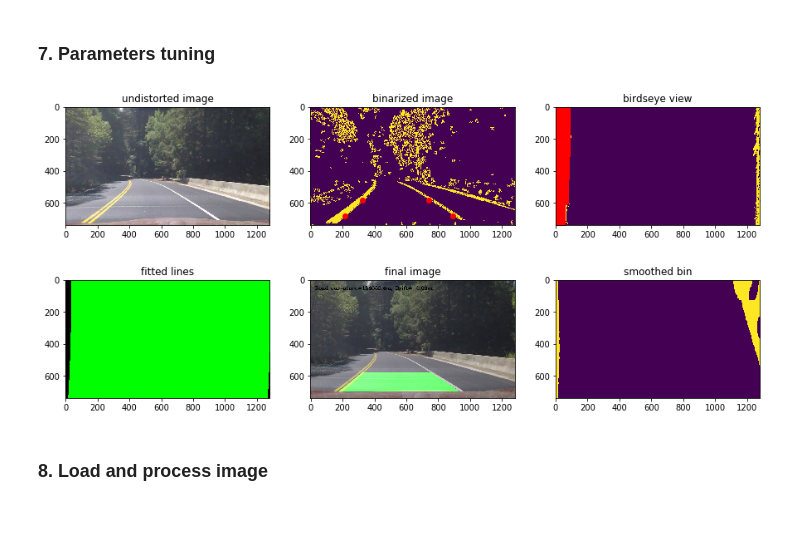
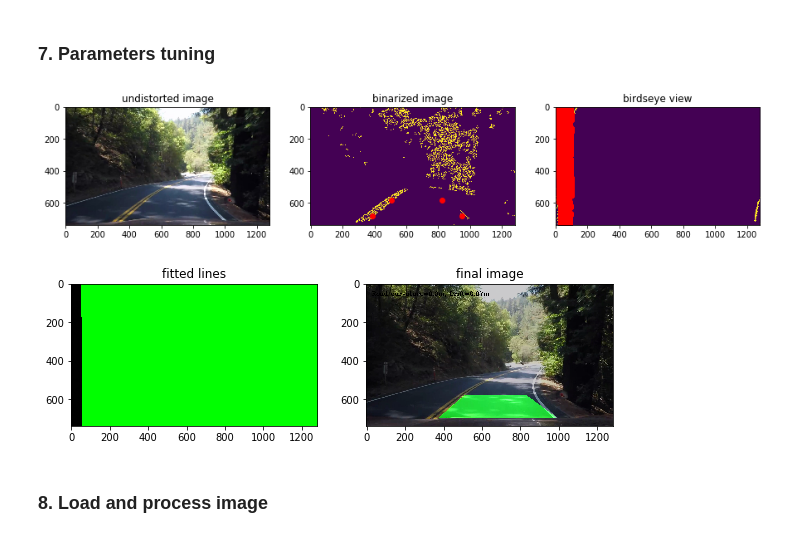
Before and after one commit to mmarouen/CarND-Advanced-Lane-Lines-master, a Jupyter notebook: P2.ipynb, the cells around one changed output. Cells and saved outputs as stored; diff of their text form; code cells hidden in the pictures.

Commit message:
yellow lane detection

```diff
--- a/P2.ipynb
+++ b/P2.ipynb
@@ -535,51 +529,50 @@ plt.imshow(image)
 rcParams['figure.figsize'] = 15,5
 
 tracker=Line()
-imname='test_images/harder_video20.jpg'
+imname='test_images/harder_video19.jpg'
 sthd=(120,150)
-lthd=(190,255) #white
-bthd=(192,255) #yellow
-gthd=(20,200)
+lthd=(170,255) #white
+bthd=(100,255) #yellow
+gthd=(20,100)
 athd=(np.pi/4.5,np.pi/3.5)
 
 image = mpimg.imread(imname)
 undst_im = cv2.undistort(image, mtx, dist, None, mtx)
 cx_image = create_binary(undst_im,lthd,bthd,sthd)
+
 src=get_source_points(cx_image)
-# src=srcpt_hard
 ww,mm,mminv=transform_perspective(cx_image,src,50)
-# skinned_ww=cv2.erode(ww,np.ones((11,11),np.uint8),iterations = 2)
 leftx,lefty,rightx,righty,left_found,right_found=find_lane_lines(ww,5,40,70,40)
 out_i=fit_lane_lines(ww,leftx,lefty,rightx,righty,left_found,right_found,True)
 unw=cv2.warpPerspective(out_i, mminv, (image.shape[1],image.shape[0]))
 rer=weighted_img(np.uint8(unw),image)
 
 plt.subplot(1, 3, 1)
 plt.imshow(undst_im)
 plt.title('undistorted image')
 plt.subplot(1, 3, 2)
 plt.imshow(cx_image)
 plt.title('binarized image')
 plt.plot([src[0][0],src[1][0],src[2][0],src[3][0]],
          [src[0][1],src[1][1],src[2][1],src[3][1]],'ro')
 plt.subplot(1,3,3)
 plt.imshow(ww)
 plt.plot(leftx,lefty,'ro')
 plt.title('birdseye view')
 plt.show()
 plt.subplot(1, 3, 1)
 plt.imshow(out_i)
 plt.title('fitted lines')
 plt.subplot(1, 3, 2)
 plt.imshow(rer)
 plt.title('final image')
-plt.subplot(1, 3, 3)
-plt.imshow(skinned_ww)
-plt.title('smoothed bin')
+# plt.subplot(1, 3, 3)
+# plt.imshow(skinned_ww)
+# plt.title('smoothed bin')
 plt.show()
 # %% [output]
-[figure, old version]
+[figure, new version]
-[figure, old version]
+[figure, new version]
 # %% [markdown]
 ### 8. Load and process image
 # %%
```
Also changed, not shown: parts of 10 cells of this notebook, 13 other files.
